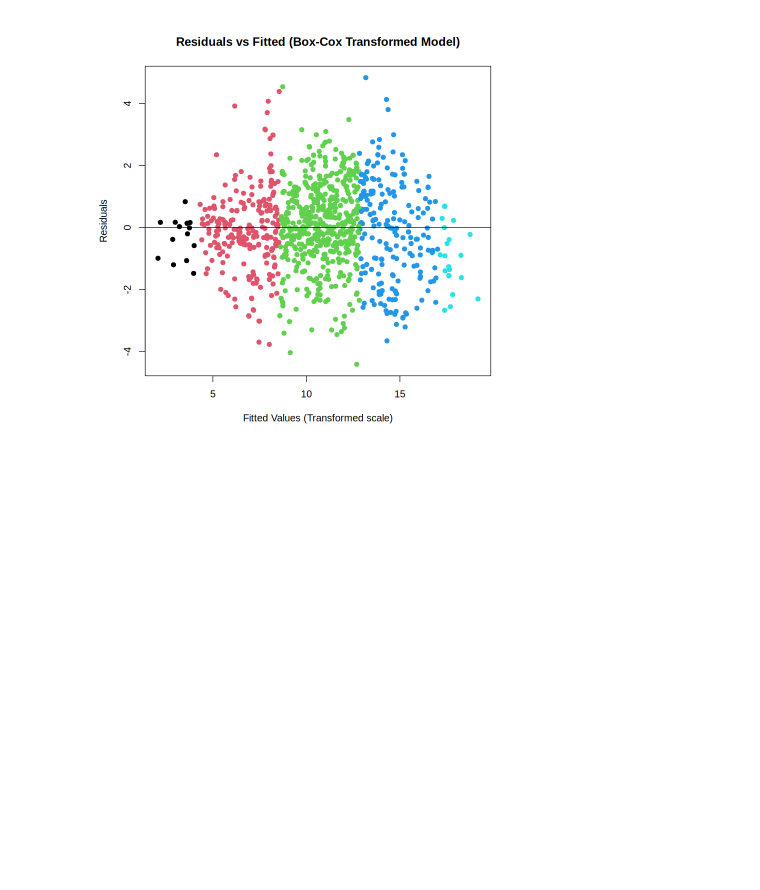
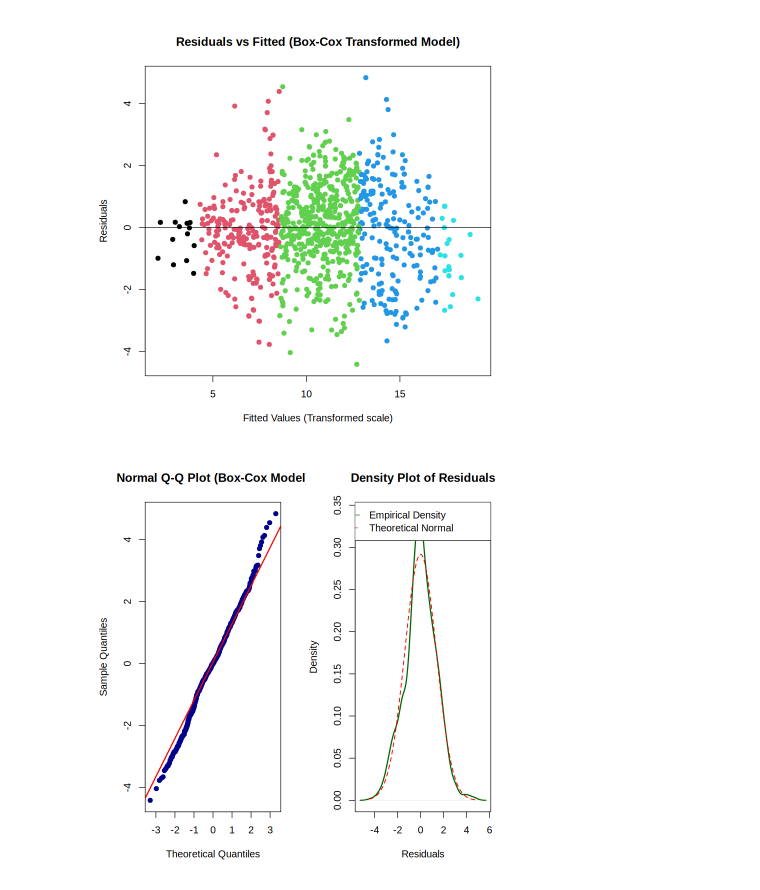
Before and after one commit to dibendupal69724-ux/CV-documents, a Jupyter notebook: python-basics/google-colab-r.ipynb, the cells around one changed output. Saved outputs shown, nothing was run; the diff lists cells and outputs as text; code cells hidden in the pictures; blank space fills up the shorter version.

```diff
--- a/python-basics/google-colab-r.ipynb
+++ b/python-basics/google-colab-r.ipynb
@@ -372,3 +372,23 @@ abline(h = 0, col = "black")
 data:  boxcox_mod
 BP = 123.41, df = 10, p-value < 2.2e-16
 [figure]
+# %%
+# Set up side-by-side plotting area
+par(mfrow = c(1, 2))
+
+# 1. Normal Q-Q Plot
+qqnorm(res_bc, main = "Normal Q-Q Plot (Box-Cox Model)", pch = 19, col = "darkblue")
+qqline(res_bc, col = "red", lwd = 2)
+
+# 2. Density Plot of Residuals
+plot(density(res_bc), main = "Density Plot of Residuals", xlab = "Residuals", col = "darkgreen", lwd = 2)
+# Add a theoretical normal curve for reference
+x_seq <- seq(min(res_bc), max(res_bc), length = 100)
+y_normal <- dnorm(x_seq, mean = mean(res_bc), sd = sd(res_bc))
+lines(x_seq, y_normal, col = "red", lty = 2, lwd = 1.5)
+legend("topright", legend = c("Empirical Density", "Theoretical Normal"), col = c("darkgreen", "red"), lty = c(1, 2))
+
+# Reset par
+par(mfrow = c(1, 1))
+# %% [output]
+[figure, added]
```
Also changed, not shown: parts of 4 cells of this notebook.
